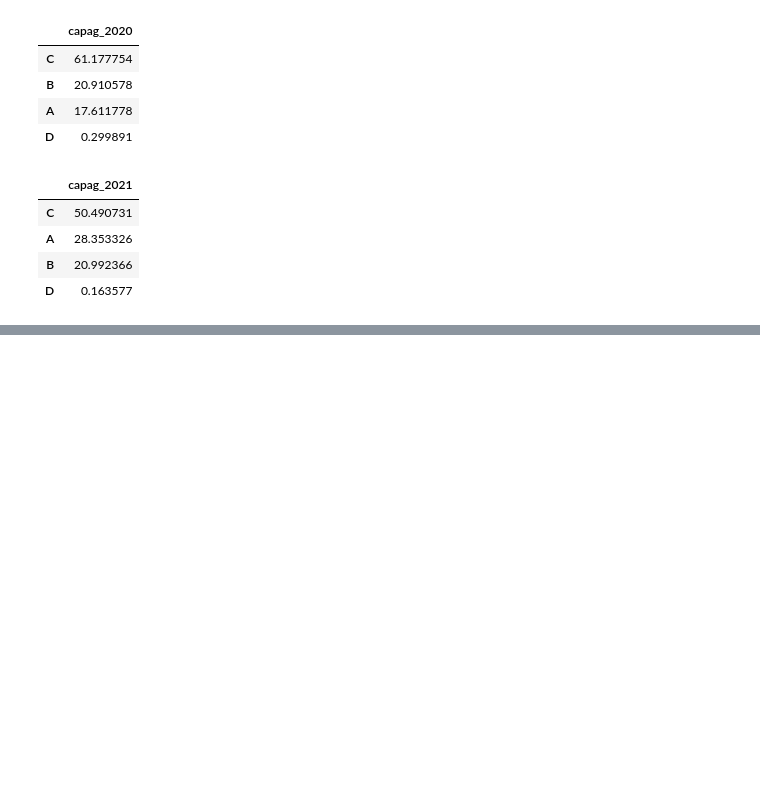
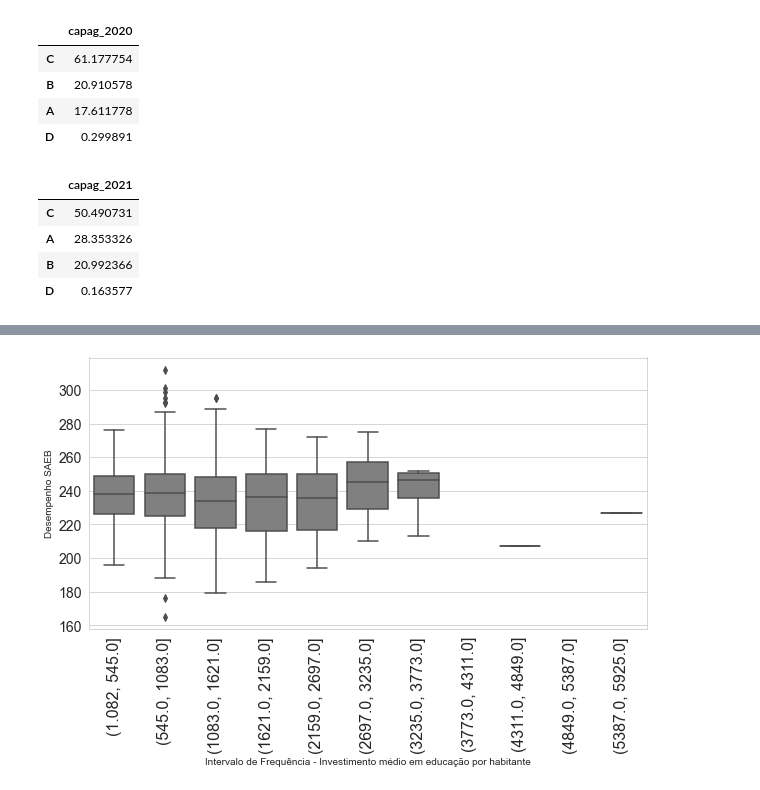
Before and after one commit to daianeklein/cursos-bootcamps, a Jupyter notebook: Mackenzie/TAC/CAPAG.ipynb, the cells around one changed output, grey strips where cells are left out. Drawn from its saved outputs; the diff is of its cells as text; code cells hidden in the pictures; blank space fills up the shorter version.

```diff
--- a/Mackenzie/TAC/CAPAG.ipynb
+++ b/Mackenzie/TAC/CAPAG.ipynb
@@ -116,0 +162,18 @@ plotar_grafico()
+# %%
+#tabela de frequência
+tamanho = len(df['invest_medio']) /3
+k = int((1 + ((10/3) * np.log10(tamanho))))
+df['classe_invest_medio'] = pd.cut( x = df['invest_medio'], bins = k, include_lowest= False)
+
+df = df.sort_values(by='classe_invest_medio')
+
+plt.figure(figsize = (10, 5))
+
+sns.set_style("whitegrid")
+sns.boxplot(data = df, x = 'classe_invest_medio', y = 'saeb', color = 'grey');
+plt.xticks(rotation = 90, fontsize = 16);
+plt.xlabel('Intervalo de Frequência - Investimento médio em educação por habitante')
+plt.ylabel('Desempenho SAEB')
+plt.yticks(fontsize = 14);
+# %% [output]
+[figure, added]
```
Also changed, not shown: parts of 37 cells of this notebook.
